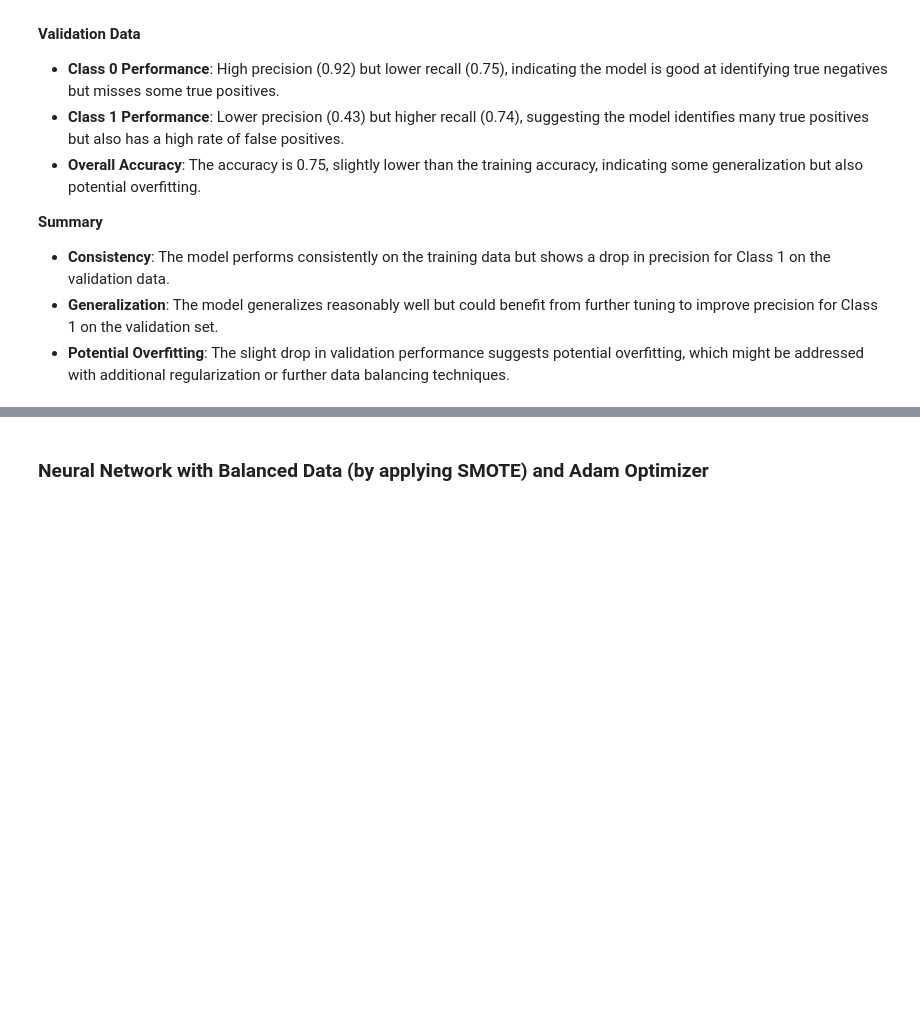
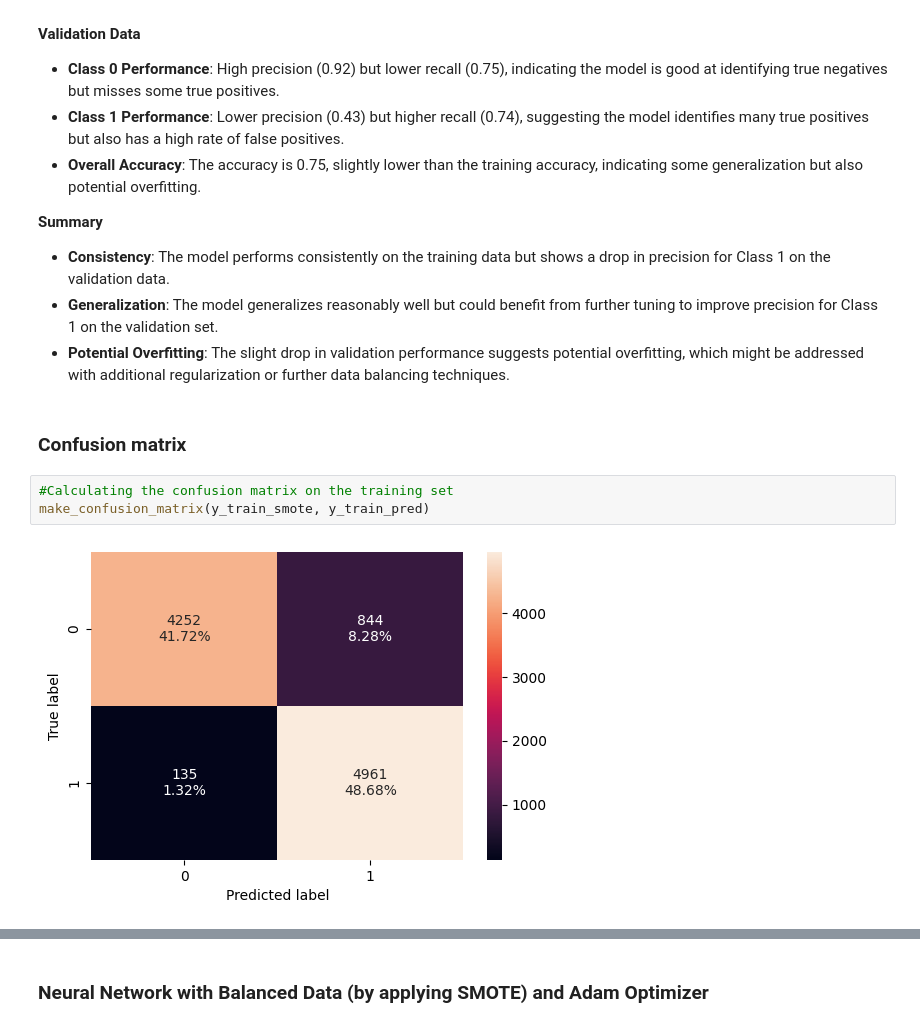
Before and after one commit to aimlalchemists/bank-churn-prediction-neural-network, a Jupyter notebook: bank_churn_prediction_neural_network_model.ipynb, the cells around one changed output, grey strips where cells are left out. Saved outputs shown, nothing was run; the diff lists cells and outputs as text; blank space fills up the shorter version.

```diff
--- a/bank_churn_prediction_neural_network_model.ipynb
+++ b/bank_churn_prediction_neural_network_model.ipynb
@@ -1638,3 +1646,10 @@ weighted avg       0.82      0.75      0.77      1600
 - **Consistency**: The model performs consistently on the training data but shows a drop in precision for Class 1 on the validation data.
 - **Generalization**: The model generalizes reasonably well but could benefit from further tuning to improve precision for Class 1 on the validation set.
 - **Potential Overfitting**: The slight drop in validation performance suggests potential overfitting, which might be addressed with additional regularization or further data balancing techniques.
+# %% [markdown]
+### Confusion matrix
+# %%
+#Calculating the confusion matrix on the training set
+make_confusion_matrix(y_train_smote, y_train_pred)
+# %% [output]
+[figure, added]
```
Also changed, not shown: parts of 57 cells of this notebook.
